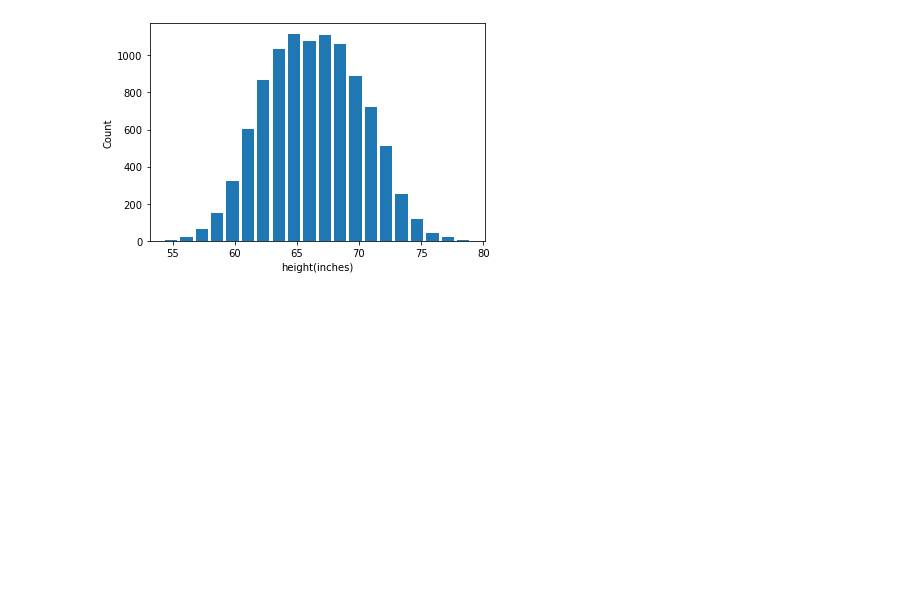
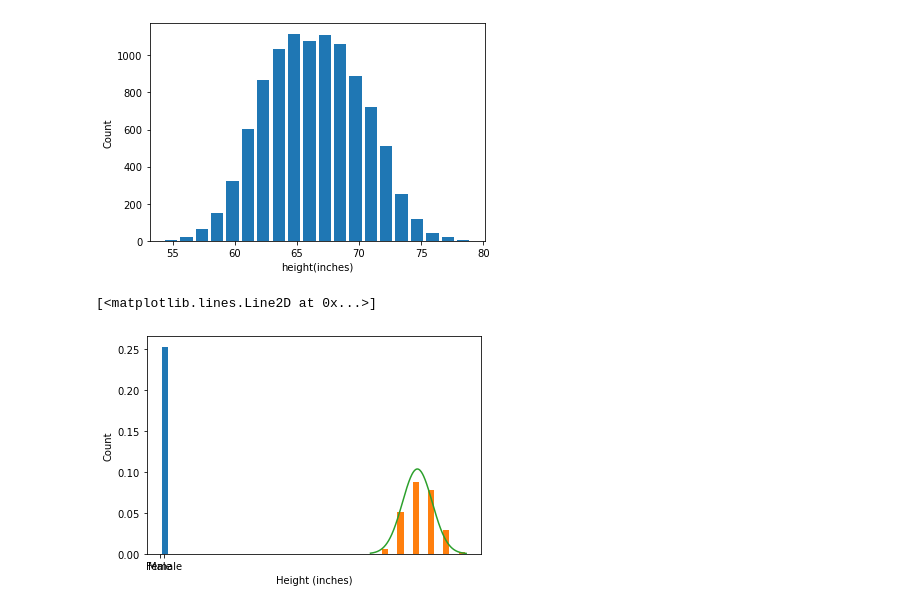
Before and after one commit to rhodapang/Python-Project, a Jupyter notebook: Data Science Feature Engineering by Python.ipynb, the cells around one changed output. Drawn from its saved outputs; the diff is of its cells as text; code cells hidden in the pictures; blank space fills up the shorter version.

```diff
--- a/Data Science Feature Engineering by Python.ipynb
+++ b/Data Science Feature Engineering by Python.ipynb
@@ -266,3 +266,14 @@ plt.ylabel('Count')
 plt.show()
 # %% [output]
 [figure]
+# %%
+from scipy.stats import norm
+plt.hist(df_height,bins = 20, rwidth =0.8, density =True)
+plt.xlabel('Height (inches)')
+plt.ylabel("Count")
+
+rng = np.arange(df_height.height.min(), df_height.height.max(),0.1)
+plt.plot(rng, norm.pdf(rng, df_height.height.mean(),df_height.height.std()))
+# %% [output]
+[<matplotlib.lines.Line2D at 0x...>]
+[figure, added]
```
